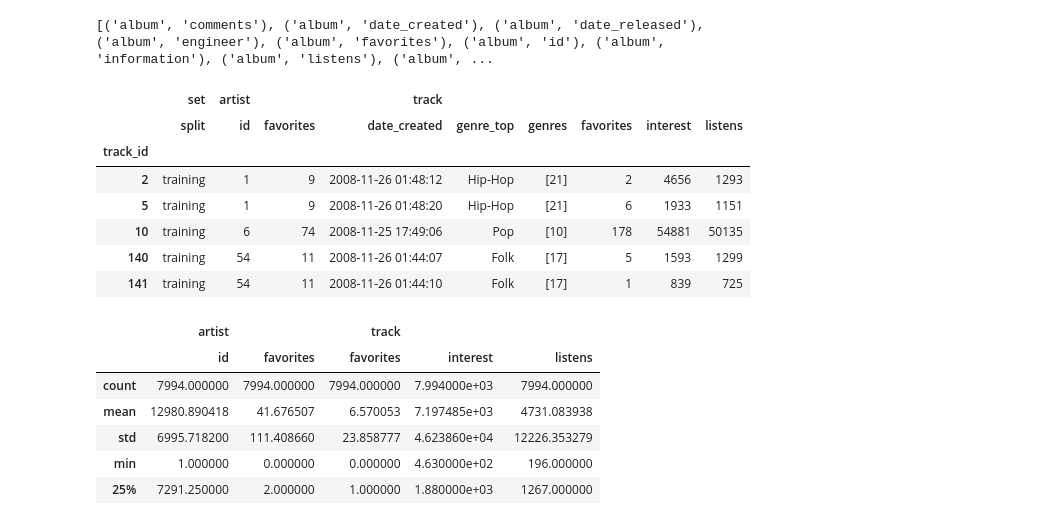
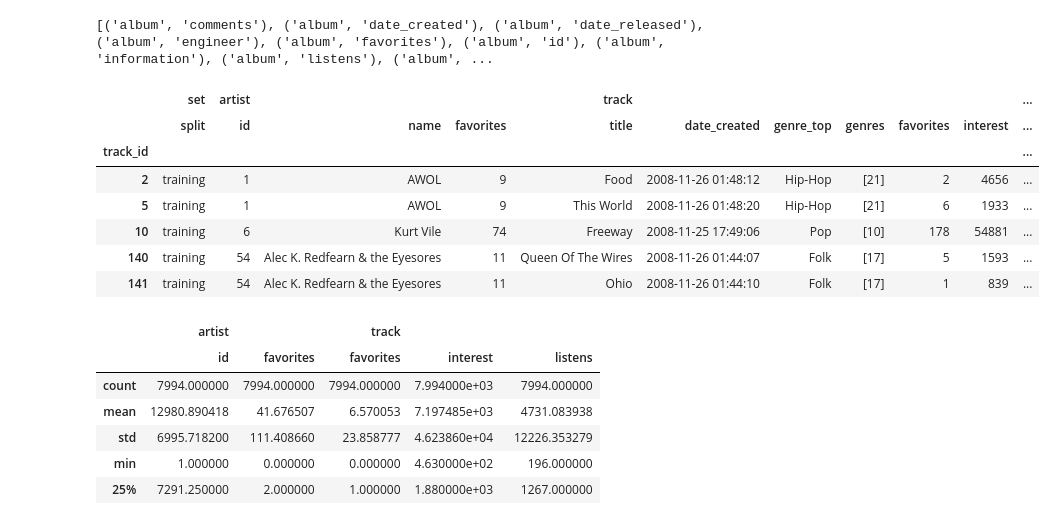
Before and after one commit to kuangweihuang/MIDS_w210_capstone_mb_kh_ws, a Jupyter notebook: 1.0_pre-processing_to_spectrogram_v3.ipynb, the cells around one changed output. Cells and saved outputs as stored; diff of their text form; code cells hidden in the pictures.

```diff
--- a/1.0_pre-processing_to_spectrogram_v3.ipynb
+++ b/1.0_pre-processing_to_spectrogram_v3.ipynb
@@ -487,21 +487,21 @@ print(list(tracks_raw))
 # %%
 tracks = tracks_raw[tracks_raw[('set', 'subset')] == data_set]
 keep_cols = [('set', 'split'),
-             ('artist', 'id'), ('artist', 'favorites'),
-             ('track', 'date_created'),
+             ('artist', 'id'), ('artist', 'name'), ('artist', 'favorites'),
+             ('track', 'title'), ('track', 'date_created'),
              ('track', 'genre_top'), ('track', 'genres'),
              ('track', 'favorites'), ('track', 'interest'), ('track', 'listens')]
 tracks = tracks[keep_cols]
 tracks.head()
 # %% [output]
-|  | set | artist |  | track |  |  |  |  |  |
-|  | split | id | favorites | date_created | genre_top | genres | favorites | interest | listens |
-| track_id |  |  |  |  |  |  |  |  |  |
-| 2 | training | 1 | 9 | 2008-11-26 01:48:12 | Hip-Hop | [21] | 2 | 4656 | 1293 |
-| 5 | training | 1 | 9 | 2008-11-26 01:48:20 | Hip-Hop | [21] | 6 | 1933 | 1151 |
-| 10 | training | 6 | 74 | 2008-11-25 17:49:06 | Pop | [10] | 178 | 54881 | 50135 |
-| 140 | training | 54 | 11 | 2008-11-26 01:44:07 | Folk | [17] | 5 | 1593 | 1299 |
-| 141 | training | 54 | 11 | 2008-11-26 01:44:10 | Folk | [17] | 1 | 839 | 725 |
+|  | set | artist |  |  | track |  |  |  |  |  | ... |
+|  | split | id | name | favorites | title | date_created | genre_top | genres | favorites | interest | ... |
+| track_id |  |  |  |  |  |  |  |  |  |  | ... |
+| 2 | training | 1 | AWOL | 9 | Food | 2008-11-26 01:48:12 | Hip-Hop | [21] | 2 | 4656 | ... |
+| 5 | training | 1 | AWOL | 9 | This World | 2008-11-26 01:48:20 | Hip-Hop | [21] | 6 | 1933 | ... |
+| 10 | training | 6 | Kurt Vile | 74 | Freeway | 2008-11-25 17:49:06 | Pop | [10] | 178 | 54881 | ... |
+| 140 | training | 54 | Alec K. Redfearn & the Eyesores | 11 | Queen Of The Wires | 2008-11-26 01:44:07 | Folk | [17] | 5 | 1593 | ... |
+| 141 | training | 54 | Alec K. Redfearn & the Eyesores | 11 | Ohio | 2008-11-26 01:44:10 | Folk | [17] | 1 | 839 | ... |
 # %%
 tracks.describe()
 # %% [output]
```
Also changed, not shown: 2 other files.
